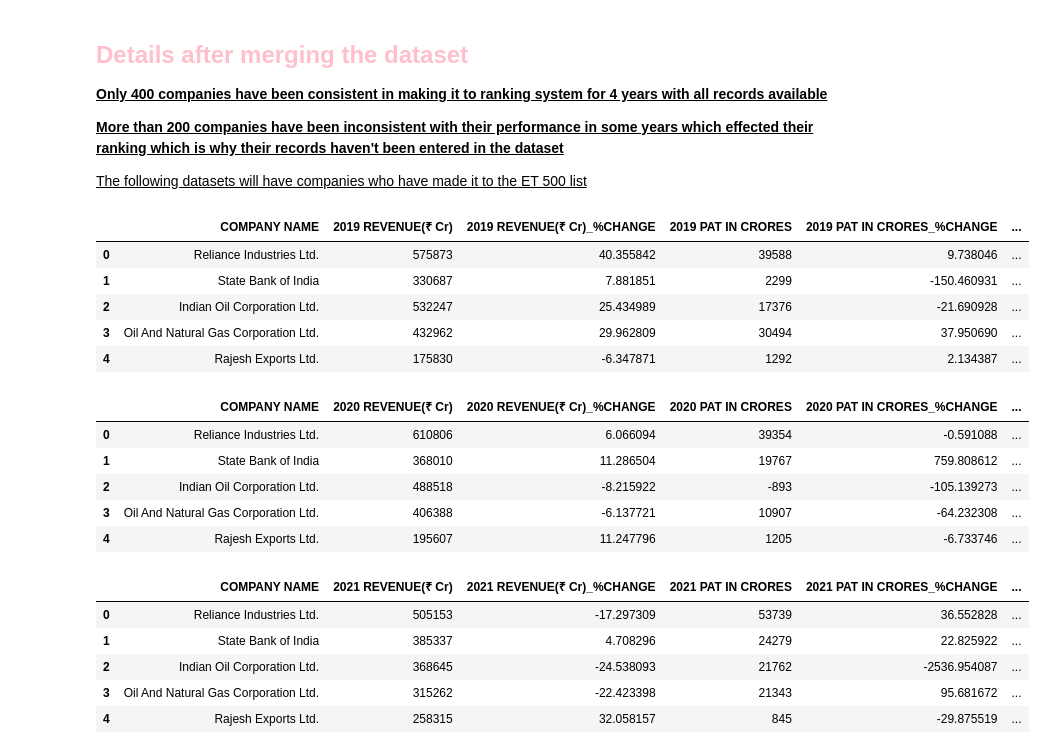
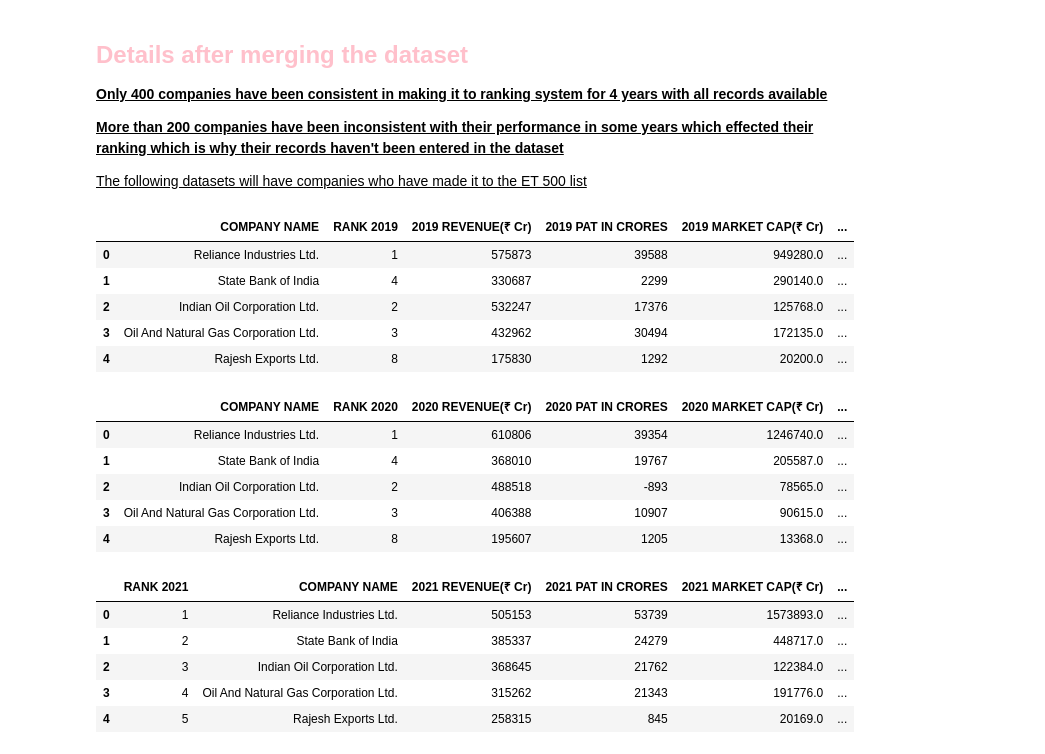
Before and after one commit to Lester-723/Data-Analytics-Projects-, a Jupyter notebook: economic_times_project.ipynb, the cells around one changed output. Drawn from its saved outputs; the diff is of its cells as text; code cells hidden in the pictures.

```diff
--- a/economic_times_project.ipynb
+++ b/economic_times_project.ipynb
@@ -218,29 +228,29 @@ creating_reports([set_1,set_2,set_3])
 # %%
-reports["ET_report_2019"].head(5)
+reports["ET_REPORT_2019"].head(5)
 # %% [output]
-|  | COMPANY NAME | 2019 REVENUE(₹ Cr) | 2019 REVENUE(₹ Cr)_%CHANGE | 2019 PAT IN CRORES | 2019 PAT IN CRORES_%CHANGE | ... |
-| 0 | Reliance Industries Ltd. | 575873 | 40.355842 | 39588 | 9.738046 | ... |
-| 1 | State Bank of India | 330687 | 7.881851 | 2299 | -150.460931 | ... |
-| 2 | Indian Oil Corporation Ltd. | 532247 | 25.434989 | 17376 | -21.690928 | ... |
-| 3 | Oil And Natural Gas Corporation Ltd. | 432962 | 29.962809 | 30494 | 37.950690 | ... |
-| 4 | Rajesh Exports Ltd. | 175830 | -6.347871 | 1292 | 2.134387 | ... |
+|  | COMPANY NAME | RANK 2019 | 2019 REVENUE(₹ Cr) | 2019 PAT IN CRORES | 2019 MARKET CAP(₹ Cr) | ... |
+| 0 | Reliance Industries Ltd. | 1 | 575873 | 39588 | 949280.0 | ... |
+| 1 | State Bank of India | 4 | 330687 | 2299 | 290140.0 | ... |
+| 2 | Indian Oil Corporation Ltd. | 2 | 532247 | 17376 | 125768.0 | ... |
+| 3 | Oil And Natural Gas Corporation Ltd. | 3 | 432962 | 30494 | 172135.0 | ... |
+| 4 | Rajesh Exports Ltd. | 8 | 175830 | 1292 | 20200.0 | ... |
 # %%
-reports["ET_report_2020"].head(5)
+reports["ET_REPORT_2020"].head(5)
 # %% [output]
-|  | COMPANY NAME | 2020 REVENUE(₹ Cr) | 2020 REVENUE(₹ Cr)_%CHANGE | 2020 PAT IN CRORES | 2020 PAT IN CRORES_%CHANGE | ... |
-| 0 | Reliance Industries Ltd. | 610806 | 6.066094 | 39354 | -0.591088 | ... |
-| 1 | State Bank of India | 368010 | 11.286504 | 19767 | 759.808612 | ... |
-| 2 | Indian Oil Corporation Ltd. | 488518 | -8.215922 | -893 | -105.139273 | ... |
-| 3 | Oil And Natural Gas Corporation Ltd. | 406388 | -6.137721 | 10907 | -64.232308 | ... |
-| 4 | Rajesh Exports Ltd. | 195607 | 11.247796 | 1205 | -6.733746 | ... |
+|  | COMPANY NAME | RANK 2020 | 2020 REVENUE(₹ Cr) | 2020 PAT IN CRORES | 2020 MARKET CAP(₹ Cr) | ... |
+| 0 | Reliance Industries Ltd. | 1 | 610806 | 39354 | 1246740.0 | ... |
+| 1 | State Bank of India | 4 | 368010 | 19767 | 205587.0 | ... |
+| 2 | Indian Oil Corporation Ltd. | 2 | 488518 | -893 | 78565.0 | ... |
+| 3 | Oil And Natural Gas Corporation Ltd. | 3 | 406388 | 10907 | 90615.0 | ... |
+| 4 | Rajesh Exports Ltd. | 8 | 195607 | 1205 | 13368.0 | ... |
 # %%
-reports["ET_report_2021"].head(5)
+reports["ET_REPORT_2021"].head(5)
 # %% [output]
-|  | COMPANY NAME | 2021 REVENUE(₹ Cr) | 2021 REVENUE(₹ Cr)_%CHANGE | 2021 PAT IN CRORES | 2021 PAT IN CRORES_%CHANGE | ... |
-| 0 | Reliance Industries Ltd. | 505153 | -17.297309 | 53739 | 36.552828 | ... |
-| 1 | State Bank of India | 385337 | 4.708296 | 24279 | 22.825922 | ... |
-| 2 | Indian Oil Corporation Ltd. | 368645 | -24.538093 | 21762 | -2536.954087 | ... |
-| 3 | Oil And Natural Gas Corporation Ltd. | 315262 | -22.423398 | 21343 | 95.681672 | ... |
-| 4 | Rajesh Exports Ltd. | 258315 | 32.058157 | 845 | -29.875519 | ... |
+|  | RANK 2021 | COMPANY NAME | 2021 REVENUE(₹ Cr) | 2021 PAT IN CRORES | 2021 MARKET CAP(₹ Cr) | ... |
+| 0 | 1 | Reliance Industries Ltd. | 505153 | 53739 | 1573893.0 | ... |
+| 1 | 2 | State Bank of India | 385337 | 24279 | 448717.0 | ... |
+| 2 | 3 | Indian Oil Corporation Ltd. | 368645 | 21762 | 122384.0 | ... |
+| 3 | 4 | Oil And Natural Gas Corporation Ltd. | 315262 | 21343 | 191776.0 | ... |
+| 4 | 5 | Rajesh Exports Ltd. | 258315 | 845 | 20169.0 | ... |
 # %%
 import plotly.express as px
```
Also changed, not shown: parts of 4 cells of this notebook.
